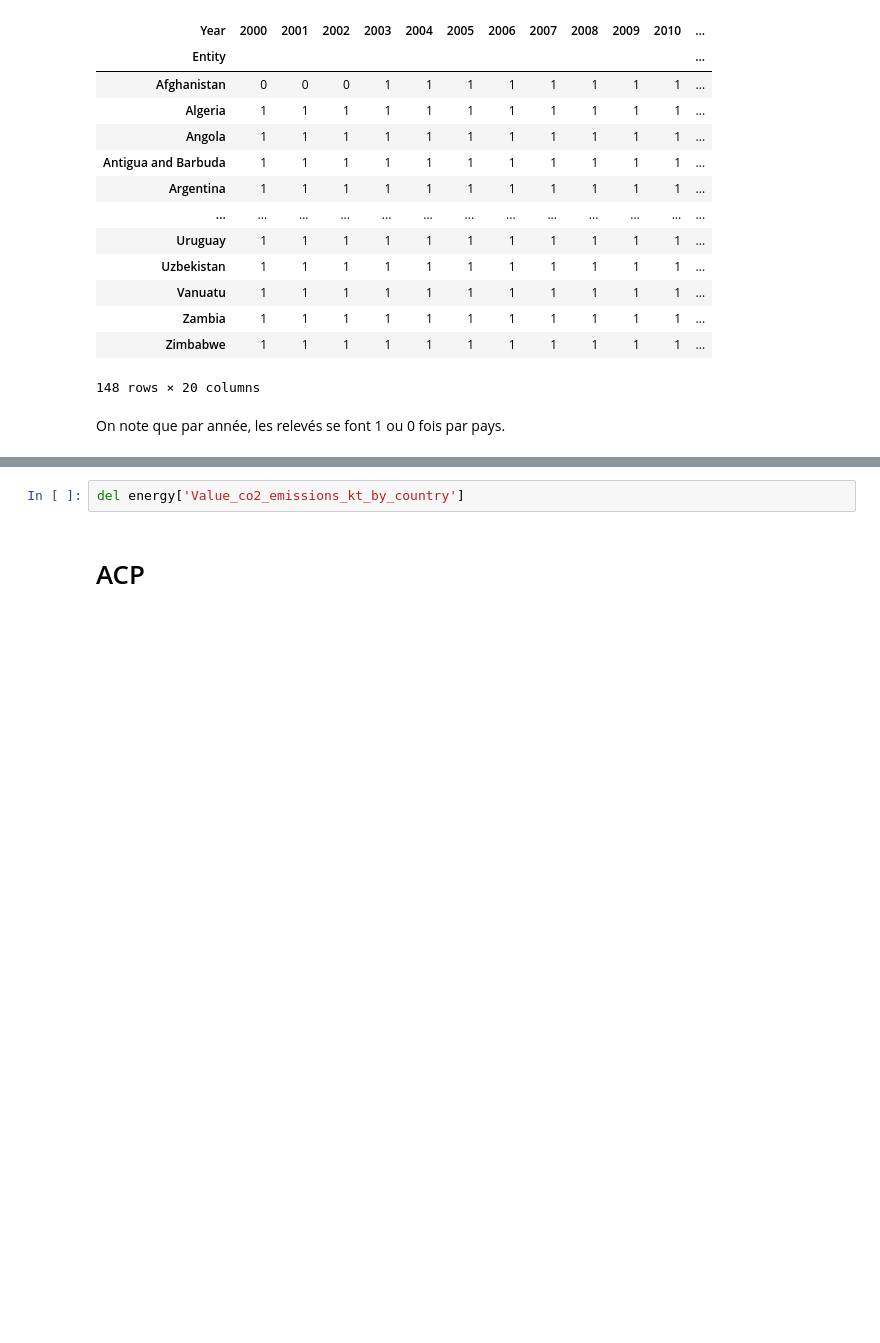
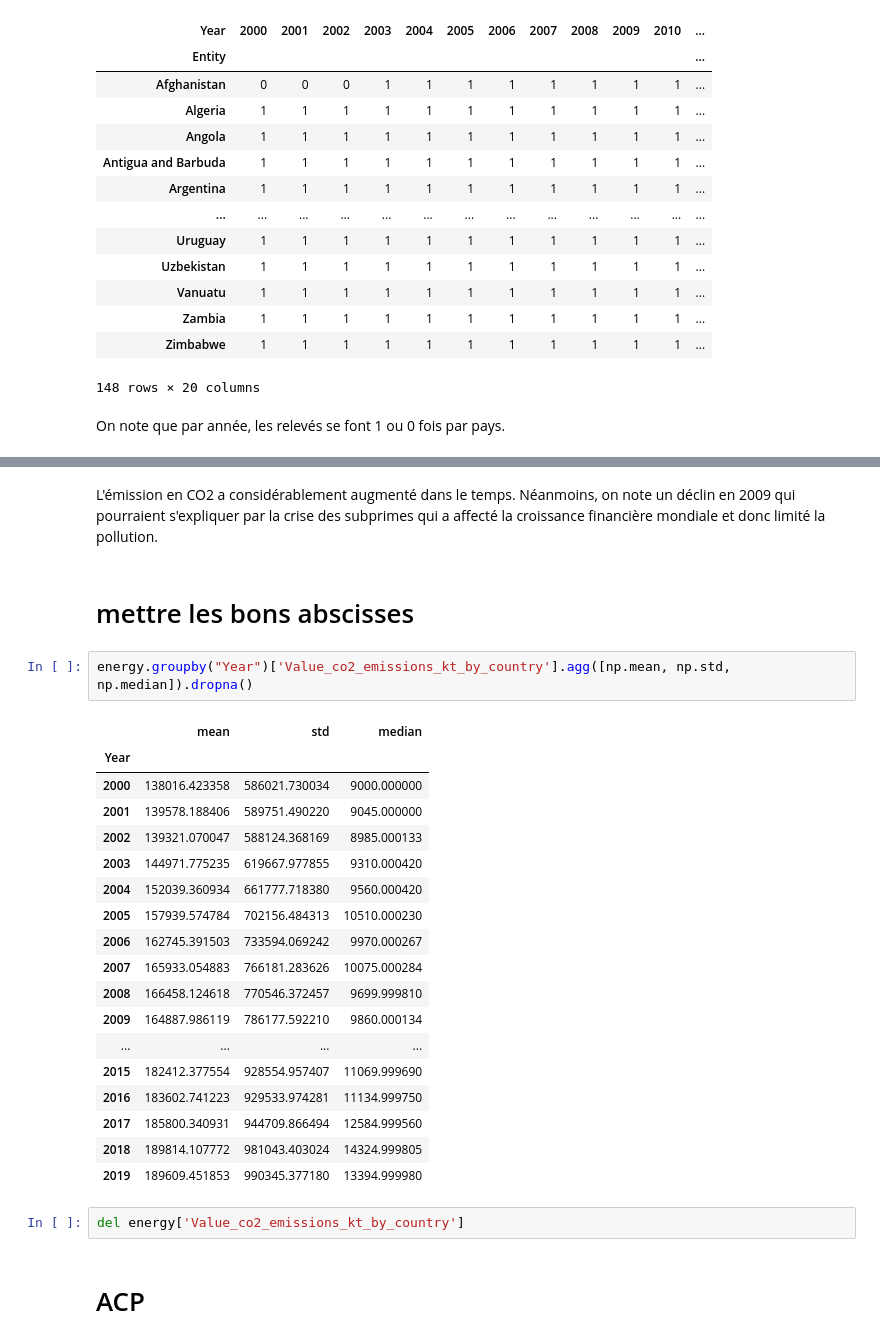
Before and after one commit to Mathilde-Mrs/Projet_machine_learning, a Jupyter notebook: notebook_python_Modif.ipynb, the cells around one changed output, grey strips where cells are left out. Drawn from its saved outputs; the diff is of its cells as text; blank space fills up the shorter version.

```diff
--- a/notebook_python_Modif.ipynb
+++ b/notebook_python_Modif.ipynb
@@ -642,3 +674,28 @@ On note que par année, les relevés se font 1 ou 0 fois par pays.
+# %% [markdown]
+L'émission en CO2 a considérablement augmenté dans le temps. Néanmoins, on note un déclin en  2009 qui pourraient s'expliquer par la crise des subprimes qui a affecté la croissance financière mondiale et donc limité la pollution.
+# %% [markdown]
+# mettre les bons abscisses
+# %%
+energy.groupby("Year")['Value_co2_emissions_kt_by_country'].agg([np.mean, np.std, np.median]).dropna()
+# %% [output]
+|  | mean | std | median |
+| Year |  |  |  |
+| 2000 | 138016.423358 | 586021.730034 | 9000.000000 |
+| 2001 | 139578.188406 | 589751.490220 | 9045.000000 |
+| 2002 | 139321.070047 | 588124.368169 | 8985.000133 |
+| 2003 | 144971.775235 | 619667.977855 | 9310.000420 |
+| 2004 | 152039.360934 | 661777.718380 | 9560.000420 |
+| 2005 | 157939.574784 | 702156.484313 | 10510.000230 |
+| 2006 | 162745.391503 | 733594.069242 | 9970.000267 |
+| 2007 | 165933.054883 | 766181.283626 | 10075.000284 |
+| 2008 | 166458.124618 | 770546.372457 | 9699.999810 |
+| 2009 | 164887.986119 | 786177.592210 | 9860.000134 |
+| ... | ... | ... | ... |
+| 2015 | 182412.377554 | 928554.957407 | 11069.999690 |
+| 2016 | 183602.741223 | 929533.974281 | 11134.999750 |
+| 2017 | 185800.340931 | 944709.866494 | 12584.999560 |
+| 2018 | 189814.107772 | 981043.403024 | 14324.999805 |
+| 2019 | 189609.451853 | 990345.377180 | 13394.999980 |
 # %%
 del energy['Value_co2_emissions_kt_by_country']
 # %% [markdown]
```
Also changed, not shown: parts of 33 cells of this notebook.
